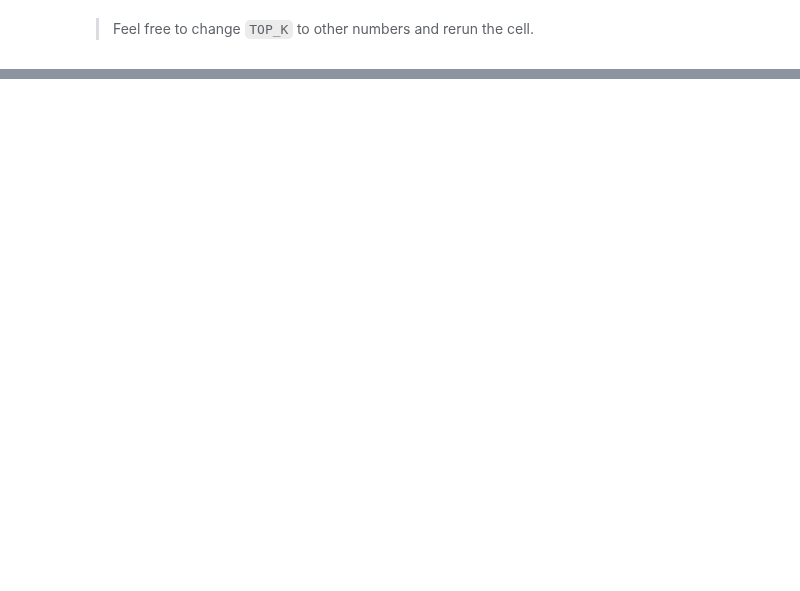
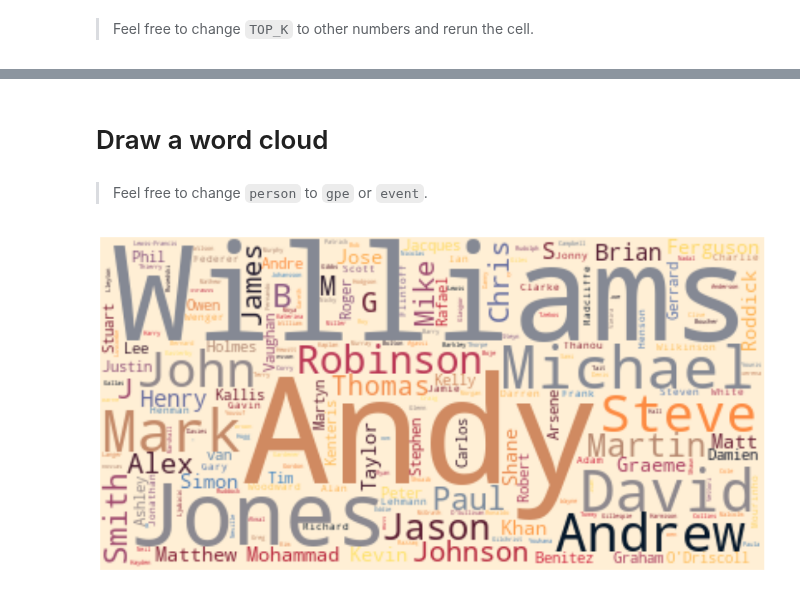
Before and after one commit to howard-haowen/NLP-demos, a Jupyter notebook: texthero_demo.ipynb, the cells around one changed output, grey strips where cells are left out. Saved outputs shown, nothing was run; the diff lists cells and outputs as text; code cells hidden in the pictures; blank space fills up the shorter version.

```diff
--- a/texthero_demo.ipynb
+++ b/texthero_demo.ipynb
@@ -363,5 +457,2 @@ show_top_entities(df, 'person', top_k=TOP_K)
 # %% [markdown]
 ## Geopolitical entities
-# %%
-df['gpe'] = extract_ent('GPE')
-df
@@ -381,0 +459,4 @@ df
+# %%
+df['gpe'] = df['named_entities'].apply(filter_ent, args=('GPE',))
+cols = ['text', 'topic', 'gpe']
+df[cols]
@@ -392,0 +499,4 @@ show_top_entities(df, 'gpe', top_k=TOP_K)
+# %%
+df['event'] = df['named_entities'].apply(filter_ent, args=('EVENT',))
+cols = ['text', 'topic', 'event']
+df[cols]
@@ -392,0 +546,14 @@ show_top_entities(df, 'gpe', top_k=TOP_K)
+# %% [markdown]
+# Draw a word cloud
+# %%
+#@title
+def show_ent_wordcloud(ent_label):
+    texts = df[ent_label].apply(lambda x: " ".join(x))
+    hero.wordcloud(texts)
+# %% [markdown]
+> Feel free to change `person` to `gpe` or `event`.
+# %%
+entity_label = 'person'
+show_ent_wordcloud(entity_label)
+# %% [output]
+[figure, added]
```
Also changed, not shown: parts of 67 cells of this notebook.
